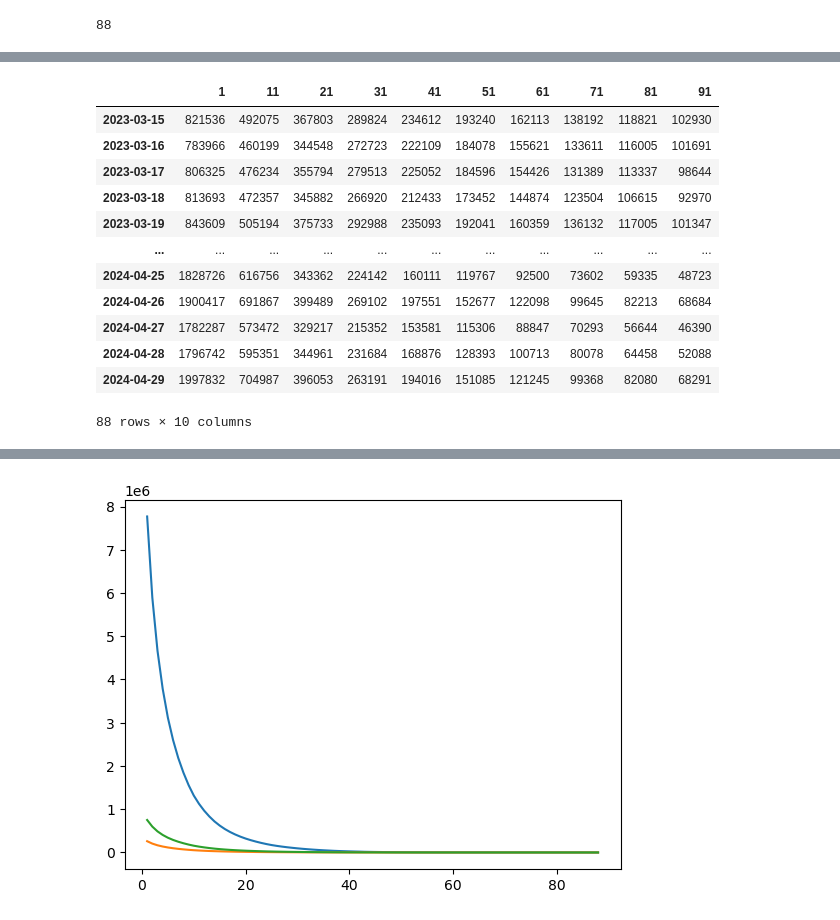
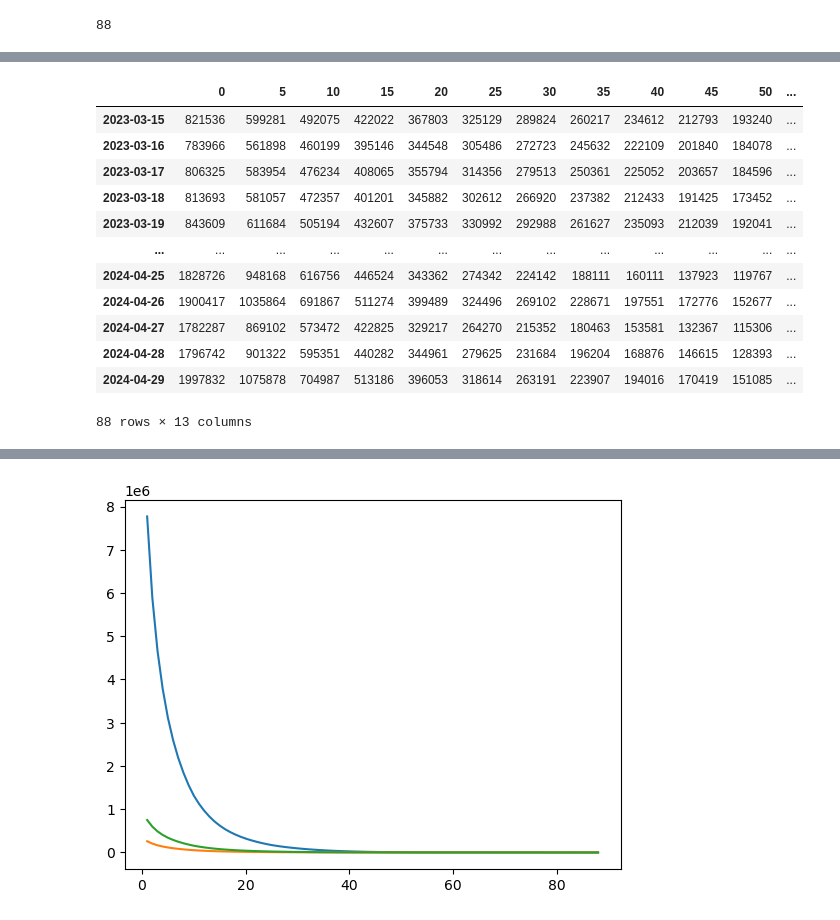
Before and after one commit to ai2es/cat-rain, a Jupyter notebook: notebooks/filter_sensitivity.ipynb, the cells around one changed output, grey strips where cells are left out. Drawn from its saved outputs; the diff is of its cells as text; code cells hidden in the pictures.

```diff
--- a/notebooks/filter_sensitivity.ipynb
+++ b/notebooks/filter_sensitivity.ipynb
@@ -63,26 +82,27 @@ print(len(files))
 # %%
 dates = []
 rows = []
-for file in files:
+thresholds = np.arange(0,65,5)
+for file in tqdm(files):
     df_temp = pd.read_parquet(file)
-    rows.append([(df_temp["number_of_visits"] > threshold).sum() for threshold in np.arange(0,100,10)])
+    rows.append([(df_temp["number_of_visits"] > threshold).sum() for threshold in thresholds])
     dates.append(df_temp["date"].iloc[0])
-df_ping_counts = pd.DataFrame(rows, columns=np.arange(1,101,10), index=pd.DatetimeIndex(data=dates))
+df_ping_counts = pd.DataFrame(rows, columns=thresholds, index=pd.DatetimeIndex(data=dates))
 df_ping_counts
 # %% [output]
-|  | 1 | 11 | 21 | 31 | 41 | 51 | 61 | 71 | 81 | 91 |
-| 2023-03-15 | 821536 | 492075 | 367803 | 289824 | 234612 | 193240 | 162113 | 138192 | 118821 | 102930 |
-| 2023-03-16 | 783966 | 460199 | 344548 | 272723 | 222109 | 184078 | 155621 | 133611 | 116005 | 101691 |
-| 2023-03-17 | 806325 | 476234 | 355794 | 279513 | 225052 | 184596 | 154426 | 131389 | 113337 | 98644 |
-| 2023-03-18 | 813693 | 472357 | 345882 | 266920 | 212433 | 173452 | 144874 | 123504 | 106615 | 92970 |
-| 2023-03-19 | 843609 | 505194 | 375733 | 292988 | 235093 | 192041 | 160359 | 136132 | 117005 | 101347 |
-| ... | ... | ... | ... | ... | ... | ... | ... | ... | ... | ... |
-| 2024-04-25 | 1828726 | 616756 | 343362 | 224142 | 160111 | 119767 | 92500 | 73602 | 59335 | 48723 |
-| 2024-04-26 | 1900417 | 691867 | 399489 | 269102 | 197551 | 152677 | 122098 | 99645 | 82213 | 68684 |
-| 2024-04-27 | 1782287 | 573472 | 329217 | 215352 | 153581 | 115306 | 88847 | 70293 | 56644 | 46390 |
-| 2024-04-28 | 1796742 | 595351 | 344961 | 231684 | 168876 | 128393 | 100713 | 80078 | 64458 | 52088 |
-| 2024-04-29 | 1997832 | 704987 | 396053 | 263191 | 194016 | 151085 | 121245 | 99368 | 82080 | 68291 |
+|  | 0 | 5 | 10 | 15 | 20 | 25 | 30 | 35 | 40 | 45 | 50 | ... |
+| 2023-03-15 | 821536 | 599281 | 492075 | 422022 | 367803 | 325129 | 289824 | 260217 | 234612 | 212793 | 193240 | ... |
+| 2023-03-16 | 783966 | 561898 | 460199 | 395146 | 344548 | 305486 | 272723 | 245632 | 222109 | 201840 | 184078 | ... |
+| 2023-03-17 | 806325 | 583954 | 476234 | 408065 | 355794 | 314356 | 279513 | 250361 | 225052 | 203657 | 184596 | ... |
+| 2023-03-18 | 813693 | 581057 | 472357 | 401201 | 345882 | 302612 | 266920 | 237382 | 212433 | 191425 | 173452 | ... |
+| 2023-03-19 | 843609 | 611684 | 505194 | 432607 | 375733 | 330992 | 292988 | 261627 | 235093 | 212039 | 192041 | ... |
+| ... | ... | ... | ... | ... | ... | ... | ... | ... | ... | ... | ... | ... |
+| 2024-04-25 | 1828726 | 948168 | 616756 | 446524 | 343362 | 274342 | 224142 | 188111 | 160111 | 137923 | 119767 | ... |
+| 2024-04-26 | 1900417 | 1035864 | 691867 | 511274 | 399489 | 324496 | 269102 | 228671 | 197551 | 172776 | 152677 | ... |
+| 2024-04-27 | 1782287 | 869102 | 573472 | 422825 | 329217 | 264270 | 215352 | 180463 | 153581 | 132367 | 115306 | ... |
+| 2024-04-28 | 1796742 | 901322 | 595351 | 440282 | 344961 | 279625 | 231684 | 196204 | 168876 | 146615 | 128393 | ... |
+| 2024-04-29 | 1997832 | 1075878 | 704987 | 513186 | 396053 | 318614 | 263191 | 223907 | 194016 | 170419 | 151085 | ... |
-88 rows × 10 columns
+88 rows × 13 columns
 # %%
 ax = df_ping_counts.reset_index(drop=True).plot(kind="line",
                                        figsize=(12, 7),
```
Also changed, not shown: parts of 35 cells of this notebook, 1 other file.
